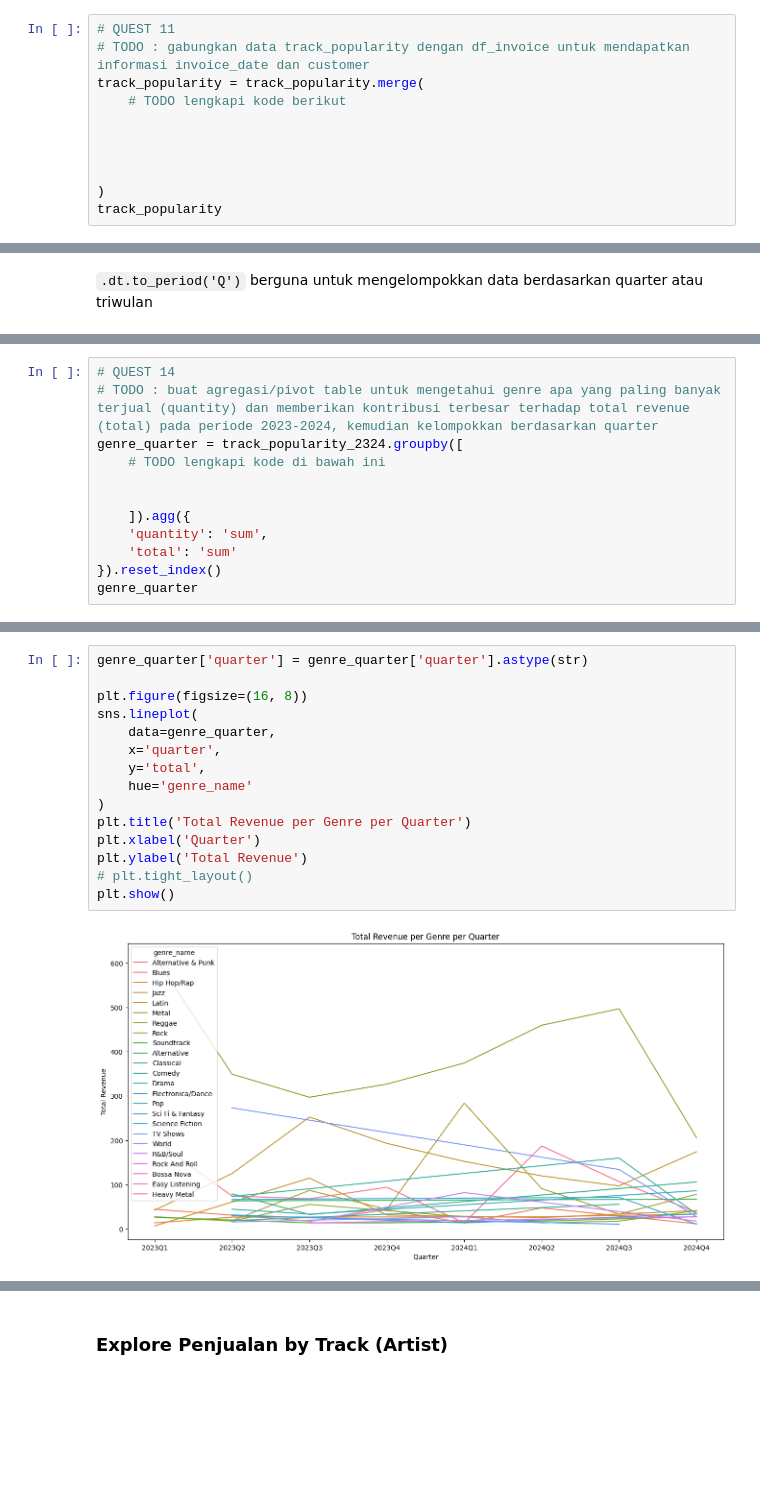
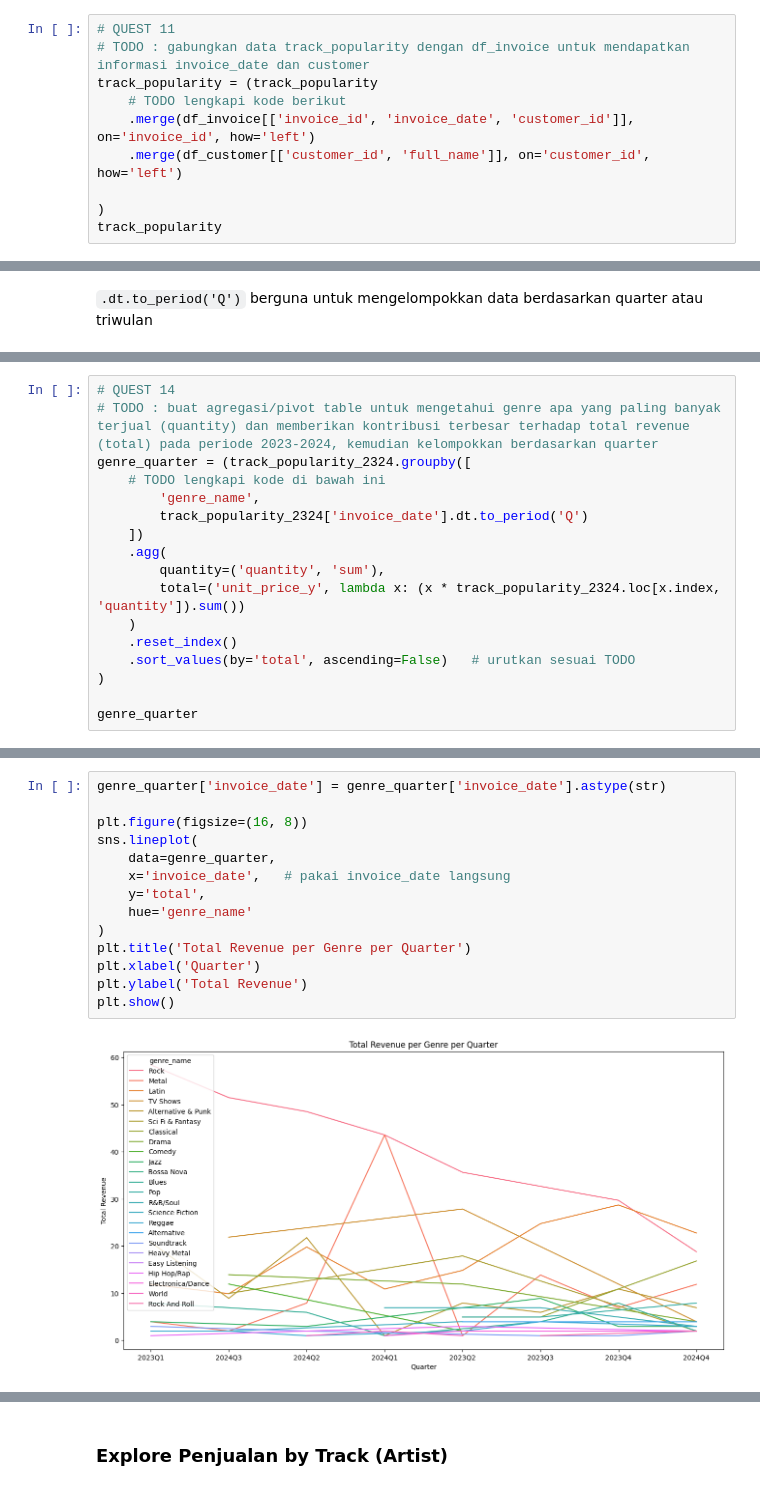
Before and after one commit to yosefin05/haloinkubasi, a Jupyter notebook: notebook.ipynb, the cells around one changed output, grey strips where cells are left out. Drawn from its saved outputs; the diff is of its cells as text; blank space fills up the shorter version.

```diff
--- a/notebook.ipynb
+++ b/notebook.ipynb
@@ -1081,11 +1094,10 @@ track_popularity
 # %%
 # QUEST 11
 # TODO : gabungkan data track_popularity dengan df_invoice untuk mendapatkan informasi invoice_date dan customer
-track_popularity = track_popularity.merge(
+track_popularity = (track_popularity
     # TODO lengkapi kode berikut
-
-
-
+    .merge(df_invoice[['invoice_id', 'invoice_date', 'customer_id']], on='invoice_id', how='left')
+    .merge(df_customer[['customer_id', 'full_name']], on='customer_id', how='left')
 
 )
 track_popularity
@@ -1290,13 +1314,18 @@ See the caveats in the documentation: https://pandas.pydata.org/pandas-docs/stab
 # %%
 # QUEST 14
 # TODO : buat agregasi/pivot table untuk mengetahui genre apa yang paling banyak terjual (quantity) dan memberikan kontribusi terbesar terhadap total revenue (total) pada periode 2023-2024, kemudian kelompokkan berdasarkan quarter
-genre_quarter = track_popularity_2324.groupby([
+genre_quarter = (track_popularity_2324.groupby([
     # TODO lengkapi kode di bawah ini
+        'genre_name',
+        track_popularity_2324['invoice_date'].dt.to_period('Q')
+    ])
+    .agg(
+        quantity=('quantity', 'sum'),
+        total=('unit_price_y', lambda x: (x * track_popularity_2324.loc[x.index, 'quantity']).sum())
+    )
+    .reset_index()
+    .sort_values(by='total', ascending=False)   # urutkan sesuai TODO
+)
 
-
-    ]).agg({
-    'quantity': 'sum',
-    'total': 'sum'
-}).reset_index()
 genre_quarter
 # %% [output]
@@ -1315,19 +1344,18 @@ genre_quarter
 93 rows × 4 columns
 # %%
-genre_quarter['quarter'] = genre_quarter['quarter'].astype(str)
+genre_quarter['invoice_date'] = genre_quarter['invoice_date'].astype(str)
 
 plt.figure(figsize=(16, 8))
 sns.lineplot(
     data=genre_quarter,
-    x='quarter',
+    x='invoice_date',   # pakai invoice_date langsung
     y='total',
     hue='genre_name'
 )
 plt.title('Total Revenue per Genre per Quarter')
 plt.xlabel('Quarter')
 plt.ylabel('Total Revenue')
-# plt.tight_layout()
 plt.show()
 # %% [output]
-[figure, old version]
+[figure, new version]
 # %%
```
Also changed, not shown: parts of 23 cells of this notebook.
